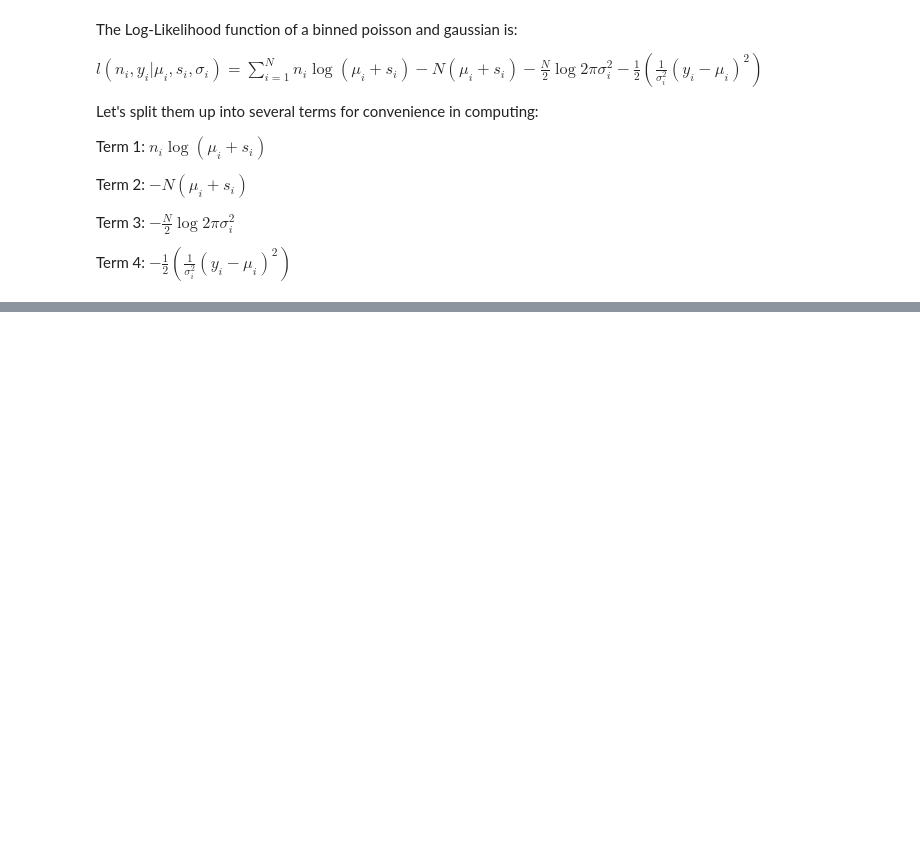
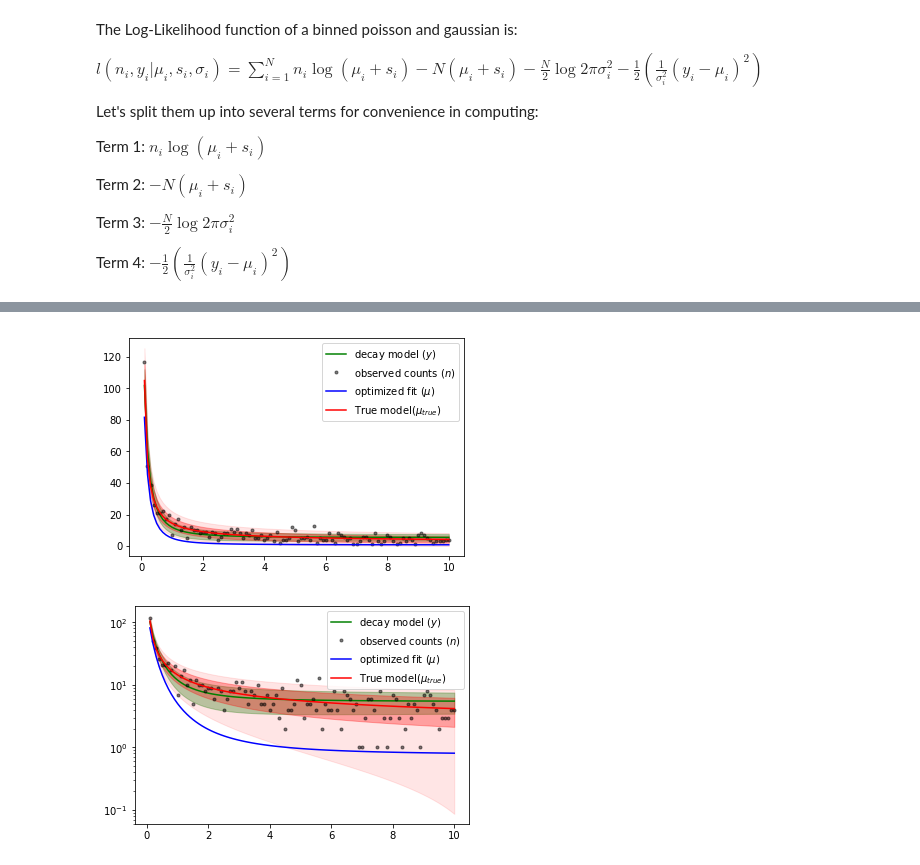
Before and after one commit to ChrisIck/Poisson-GPs, a Jupyter notebook: Minimization Test.ipynb, the cells around one changed output, grey strips where cells are left out. Saved outputs shown, nothing was run; the diff lists cells and outputs as text; code cells hidden in the pictures; blank space fills up the shorter version.

```diff
--- a/Minimization Test.ipynb
+++ b/Minimization Test.ipynb
@@ -175 +184,6 @@ print soln
+# %%
+n = poisson(ytrue)
+sigma = np.sqrt(n+1)
+boundarray = [(yguess[i] - 2*np.sqrt(yguess[i]), yguess[i]+2.*np.sqrt(yguess[i])) for i in range(N)]
+signal0 = np.zeros(N)
 # %%
@@ -196,23 +211,39 @@ print solnGP
 # %%
-plt.figure(figsize=(15,10))
+%matplotlib inline
+plt.figure()
 
-plt.plot(x, yguess, 'm-', label = "decay model ($y$)")
-plt.fill_between(x, yguess+np.sqrt(np.diag(cov)), yguess-np.sqrt(np.diag(cov)), color = 'm', alpha=0.3, edgecolor="none")
-plt.plot(x, n,'g.', label = "true counts ($n$)")
-plt.plot(x, yguess-n,'b--', label = "initial guess ($\mu_0$)")
-plt.plot(x, soln.x,'b-', label = "optimized fit ($\mu$)")
-plt.plot(x, ytrue,'r-', label = "True fit($\mu_{true}$)")
-plt.fill_between(x, ytrue+np.sqrt(ytrue), ytrue-np.sqrt(ytrue), color = 'r', alpha=0.3, edgecolor="none")
+gp_std = np.sqrt(np.diag(cov))
+yguess_std_low = np.empty(len(yguess))
+ytrue_std_low = np.empty(len(yguess))
+for i in range(len(yguess)):
+    if yguess[i]-gp_std[i]<0.1:
+        yguess_std_low[i] = 0.1
+    else:
+        yguess_std_low[i] = yguess[i]-gp_std[i]
+    if ytrue[i]-np.sqrt(ytrue[i])<0.1:
+        ytrue_std_low[i] = 0.1
+    else:
+        ytrue_std_low[i] = ytrue[i]-np.sqrt(ytrue[i])
+
+plt.plot(x, yguess, 'g-', label = "decay model ($y$)")
+plt.fill_between(x, yguess+gp_std, yguess-gp_std, color = 'g', alpha=0.3, edgecolor="none")
+plt.plot(x, n_GP,'k.', label = "observed counts ($n$)", alpha = .5)
+plt.plot(x, solnGP.x,'b-', label = "optimized fit ($\mu$)")
+plt.plot(x, ytrue,'r-', label = "True model($\mu_{true}$)")
+plt.fill_between(x, ytrue+np.sqrt(ytrue), ytrue_std_low, color = 'r', alpha=0.3, edgecolor="none")
+plt.fill_between(x, ytrue+2*np.sqrt(ytrue), ytrue-2*np.sqrt(ytrue), color = 'r', alpha=0.1, edgecolor="none")
 plt.legend(loc="upper right")
-plt.figure(figsize=(15,10))
 
-plt.semilogy(x, yguess, 'm-', label = "decay model ($y$)")
-plt.fill_between(x, yguess+np.sqrt(np.diag(cov)), yguess-np.sqrt(np.diag(cov)), color = 'm', alpha=0.3, edgecolor="none")
-plt.semilogy(x, n,'g.', label = "true counts ($n$)")
-plt.semilogy(x, yguess-n,'b--', label = "initial guess ($\mu_0$)")
-plt.semilogy(x, soln.x,'b-', label = "optimized fit ($\mu$)")
-plt.semilogy(x, ytrue,'r-', label = "True fit($\mu_{true}$)")
-plt.fill_between(x, ytrue+np.sqrt(ytrue), ytrue-np.sqrt(ytrue), color = 'r', alpha=0.3, edgecolor="none")
+plt.figure()
+plt.yscale('log')
+plt.plot(x, yguess, 'g-', label = "decay model ($y$)")
+plt.fill_between(x, yguess+gp_std, yguess_std_low, color = 'g', alpha=0.3, edgecolor="none")
+plt.plot(x, n_GP,'k.', label = "observed counts ($n$)", alpha = 0.5)
+plt.plot(x, solnGP.x,'b-', label = "optimized fit ($\mu$)")
+plt.plot(x, ytrue,'r-', label = "True model($\mu_{true}$)")
+plt.fill_between(x, ytrue+np.sqrt(ytrue), ytrue_std_low, color = 'r', alpha=0.3, edgecolor="none")
+plt.fill_between(x, ytrue+2*np.sqrt(ytrue), ytrue-2*np.sqrt(ytrue), color = 'r', alpha=0.1, edgecolor="none")
+plt.legend(loc="upper right")
 
 plt.legend(loc="upper right")
 plt.show()
@@ -224 +251,3 @@ plt.show()
+[figure, added]
+[figure, added]
 # %%
```
Also changed, not shown: parts of 26 cells of this notebook.
